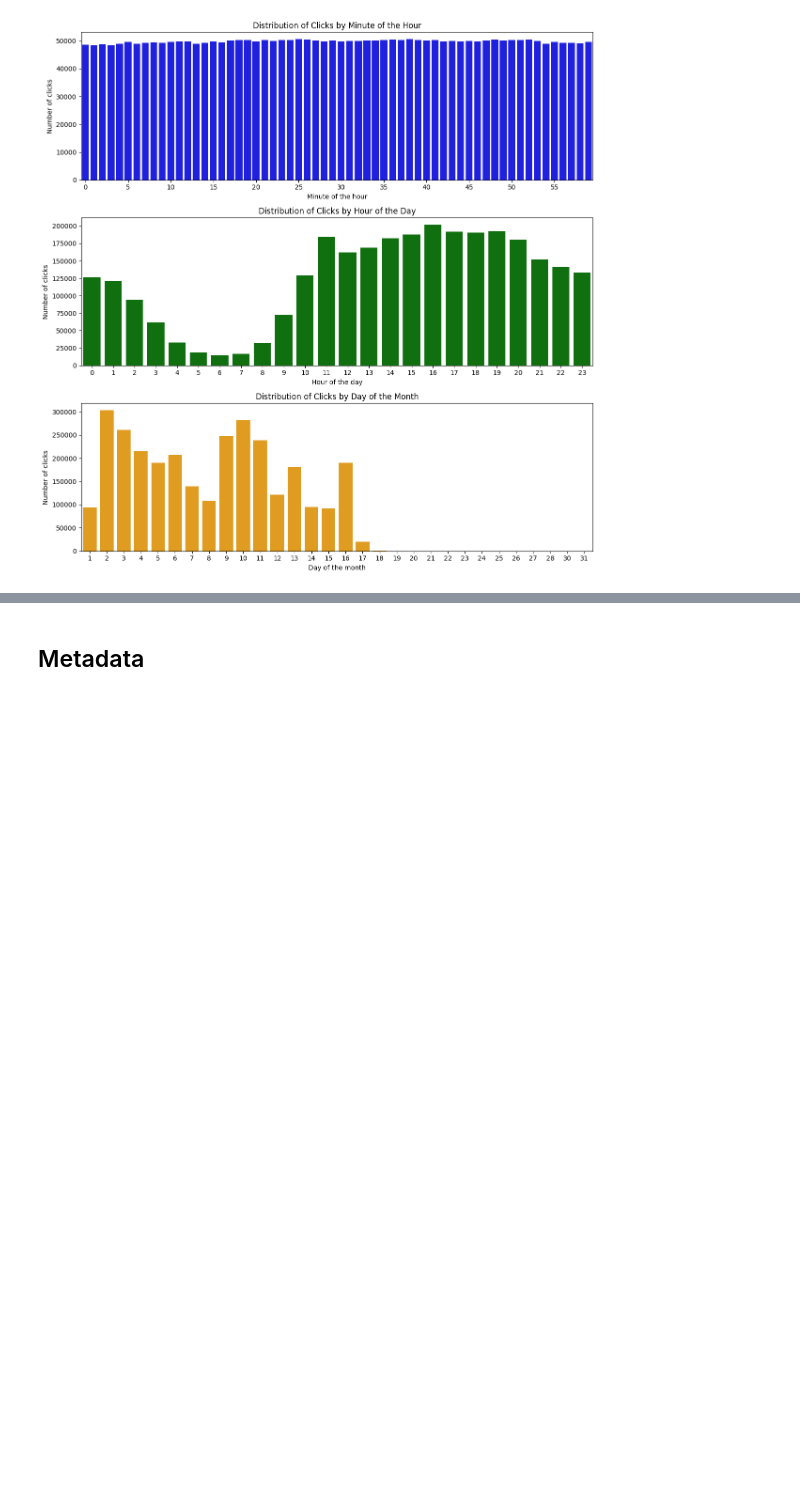
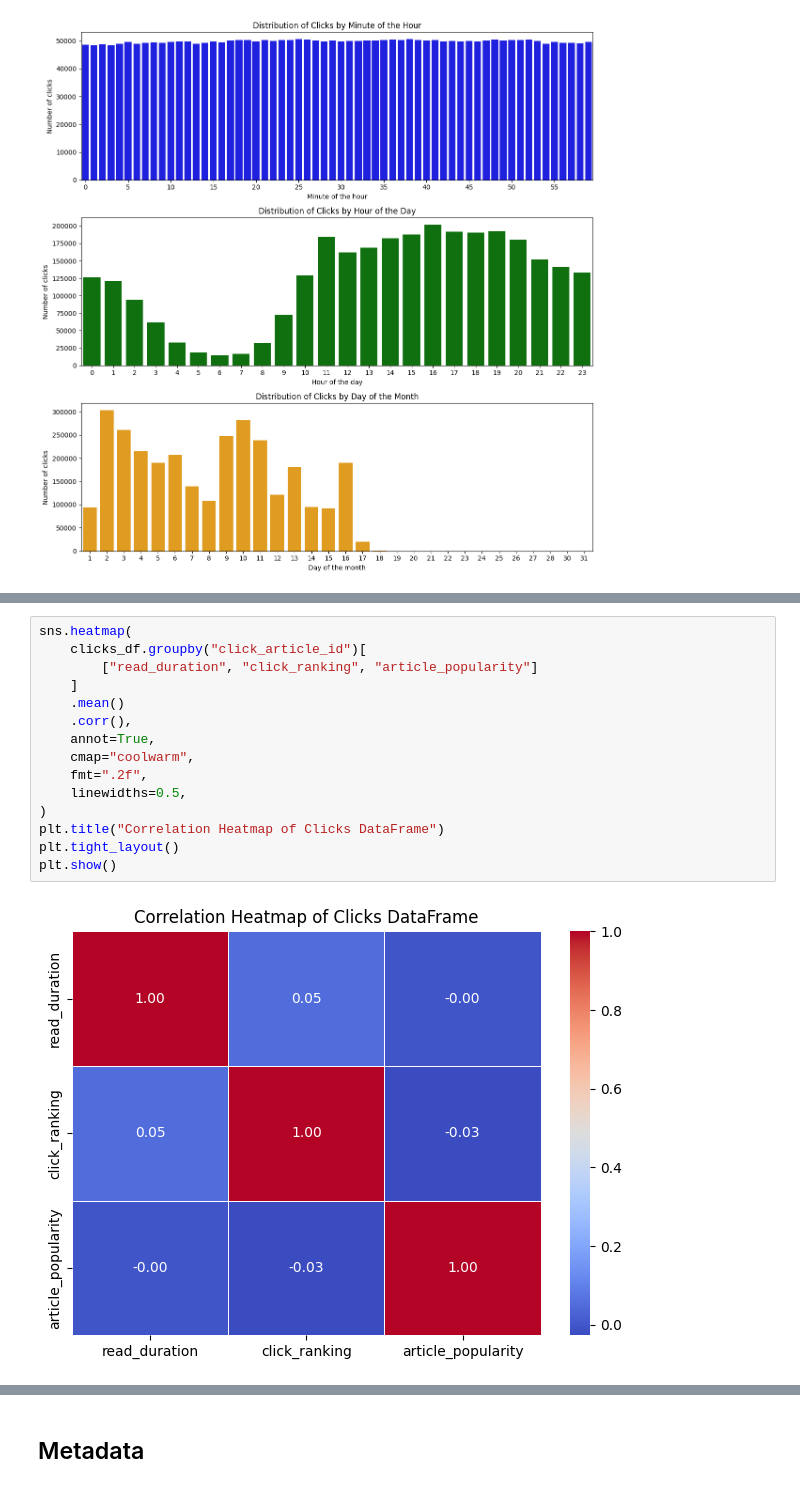
Before and after one commit to Hedredo/oc_p10, a Jupyter notebook: notebooks/main.ipynb, the cells around one changed output, grey strips where cells are left out. Saved outputs shown, nothing was run; the diff lists cells and outputs as text; blank space fills up the shorter version.

```diff
--- a/notebooks/main.ipynb
+++ b/notebooks/main.ipynb
@@ -601,0 +783,17 @@ Après analyse du dataframe, voici quelques annotations utiles sur les colonnes
+# %%
+sns.heatmap(
+    clicks_df.groupby("click_article_id")[
+        ["read_duration", "click_ranking", "article_popularity"]
+    ]
+    .mean()
+    .corr(),
+    annot=True,
+    cmap="coolwarm",
+    fmt=".2f",
+    linewidths=0.5,
+)
+plt.title("Correlation Heatmap of Clicks DataFrame")
+plt.tight_layout()
+plt.show()
+# %% [output]
+[figure, added]
```
Also changed, not shown: parts of 39 cells of this notebook, 2 other files.
